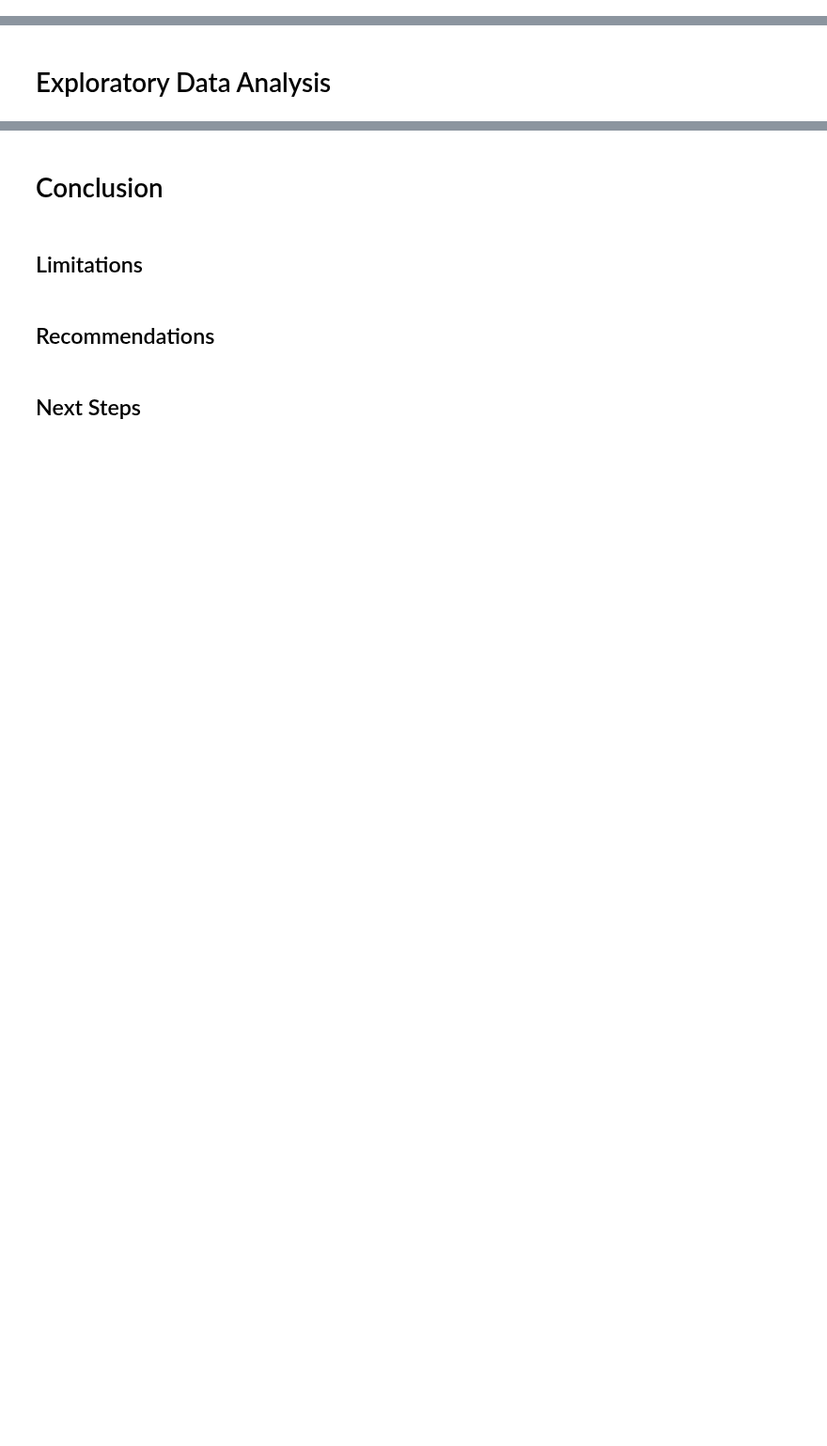
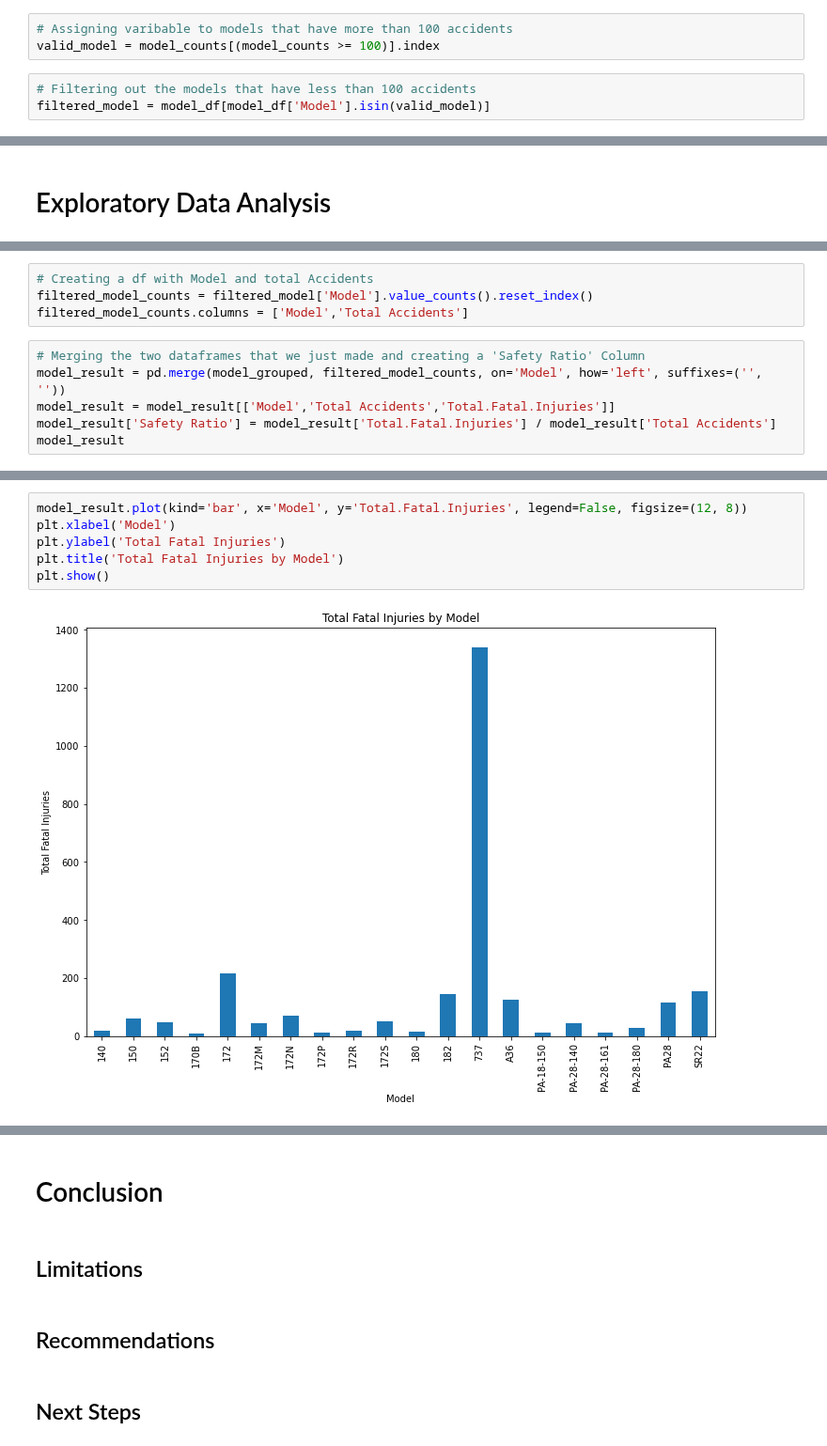
Before and after one commit to cjimenez1123/Aircraft-Risk-Analysis, a Jupyter notebook: notebook.ipynb, the cells around one changed output, grey strips where cells are left out. Shown at 94% size. Saved outputs shown, nothing was run; the diff lists cells and outputs as text; blank space fills up the shorter version.

```diff
--- a/notebook.ipynb
+++ b/notebook.ipynb
@@ -263,0 +226,6 @@ plt.show()
+# %%
+# Assigning varibable to models that have more than 100 accidents
+valid_model = model_counts[(model_counts >= 100)].index
+# %%
+# Filtering out the models that have less than 100 accidents
+filtered_model = model_df[model_df['Model'].isin(valid_model)]
@@ -372,0 +399,10 @@ Name: Number.of.Engines, dtype: int64
+# %%
+# Creating a df with Model and total Accidents
+filtered_model_counts = filtered_model['Model'].value_counts().reset_index()
+filtered_model_counts.columns = ['Model','Total Accidents']
+# %%
+# Merging the two dataframes that we just made and creating a 'Safety Ratio' Column
+model_result = pd.merge(model_grouped, filtered_model_counts, on='Model', how='left', suffixes=('', ''))
+model_result = model_result[['Model','Total Accidents','Total.Fatal.Injuries']]
+model_result['Safety Ratio'] = model_result['Total.Fatal.Injuries'] / model_result['Total Accidents']
+model_result
@@ -372,0 +427,8 @@ Name: Number.of.Engines, dtype: int64
+# %%
+model_result.plot(kind='bar', x='Model', y='Total.Fatal.Injuries', legend=False, figsize=(12, 8))
+plt.xlabel('Model')
+plt.ylabel('Total Fatal Injuries')
+plt.title('Total Fatal Injuries by Model')
+plt.show()
+# %% [output]
+[figure, added]
```
Also changed, not shown: parts of 91 cells of this notebook.
